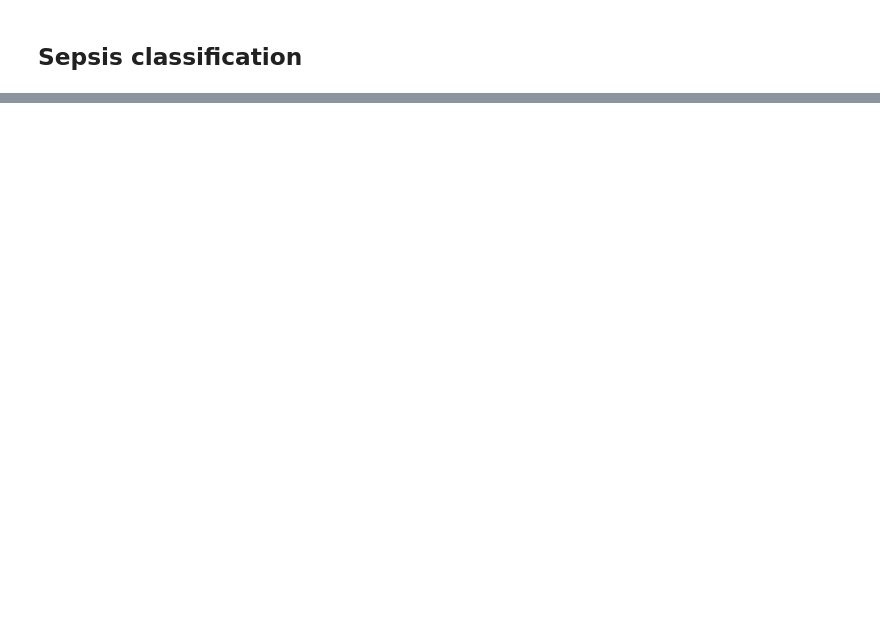
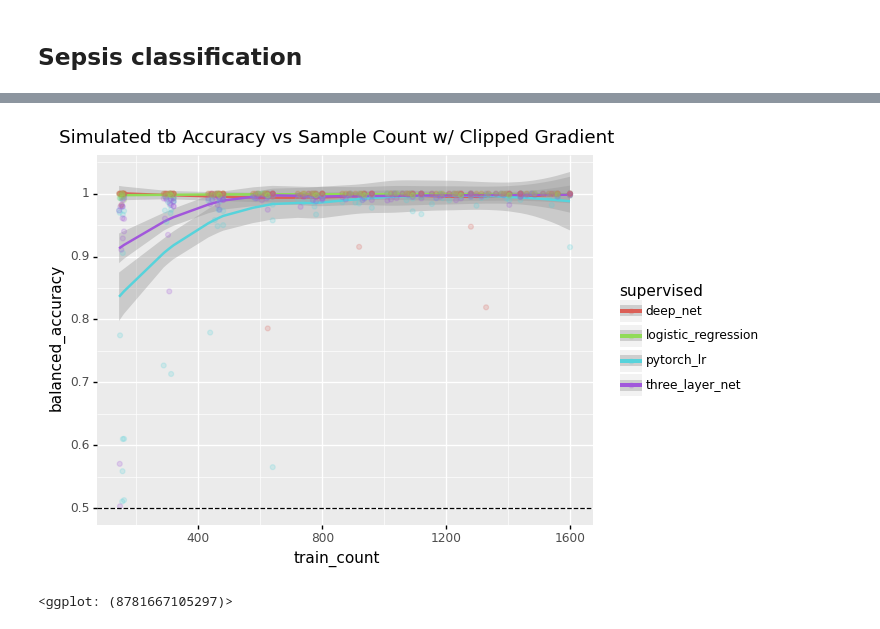
Before and after one commit to greenelab/linear_signal, a Jupyter notebook: notebook/analysis/simulation_results.ipynb, the cells around one changed output, grey strips where cells are left out. Saved outputs shown, nothing was run; the diff lists cells and outputs as text; code cells hidden in the pictures; blank space fills up the shorter version.

```diff
--- a/notebook/analysis/simulation_results.ipynb
+++ b/notebook/analysis/simulation_results.ipynb
@@ -107,0 +102,19 @@ plot
+# %%
+tb_metrics = pd.DataFrame()
+for path in in_files:
+    new_df = pd.read_csv(path, sep='\t')
+    model_info = path.strip('.tsv').split('tb.')[-1]
+    model_info = model_info.split('.')
+
+    supervised_model = model_info[0]
+
+    new_df['supervised'] = supervised_model
+
+    new_df['seed'] = model_info[-1]
+
+    tb_metrics = pd.concat([tb_metrics, new_df])
+
+tb_metrics['train_count'] = tb_metrics['train sample count']
+
+tb_metrics['supervised'] = tb_metrics['supervised'].str.replace('pytorch_supervised', 'three_layer_net')
+tb_metrics
@@ -107,0 +135,10 @@ plot
+# %%
+plot = ggplot(tb_metrics, aes(x='train_count', y='balanced_accuracy', color='supervised'))
+plot += geom_smooth()
+plot += geom_point(alpha=.2)
+plot += geom_hline(yintercept=.5, linetype='dashed')
+plot += ggtitle('Simulated tb Accuracy vs Sample Count w/ Clipped Gradient')
+plot
+# %% [output]
+[figure, added]
+<ggplot: (8781667105297)>
```
Also changed, not shown: parts of 19 cells of this notebook.
